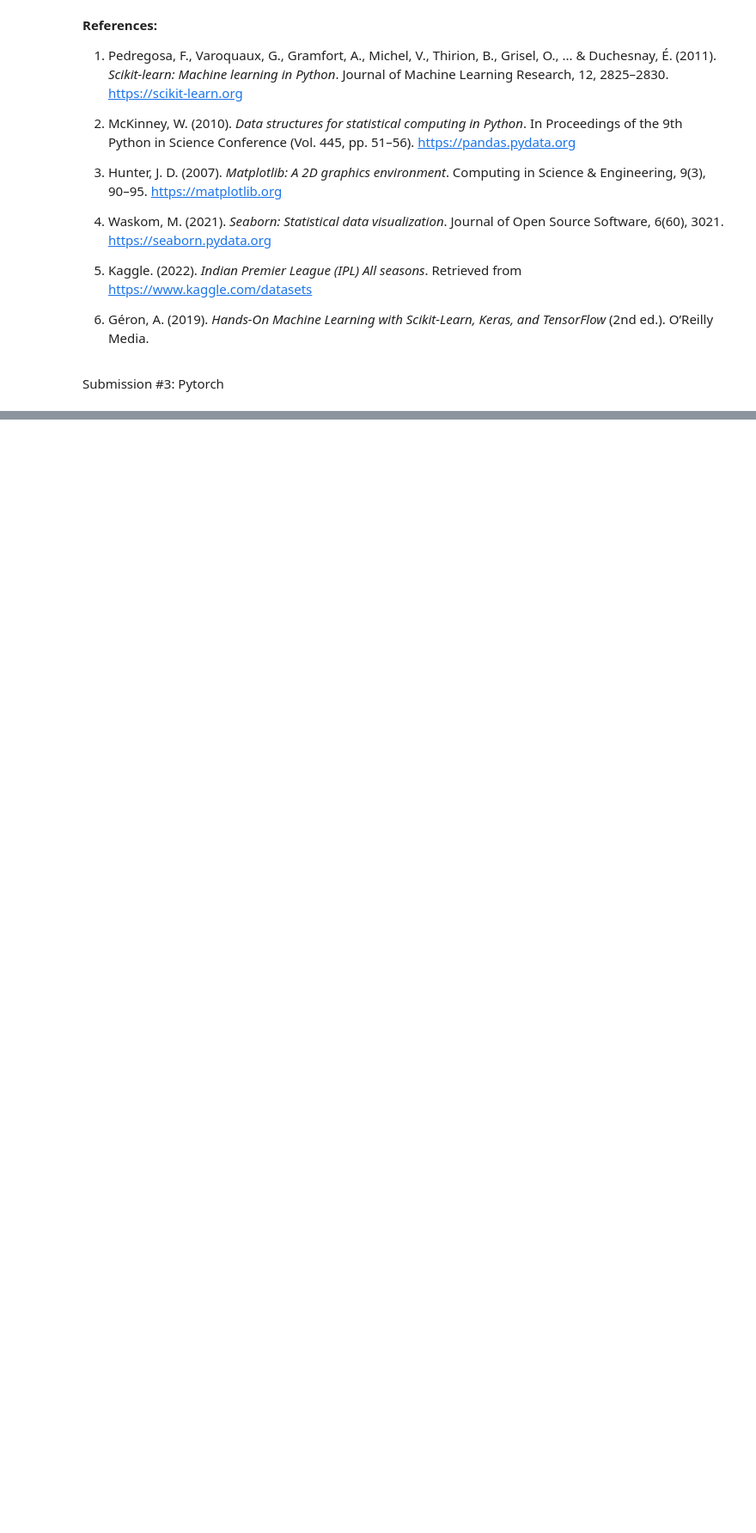
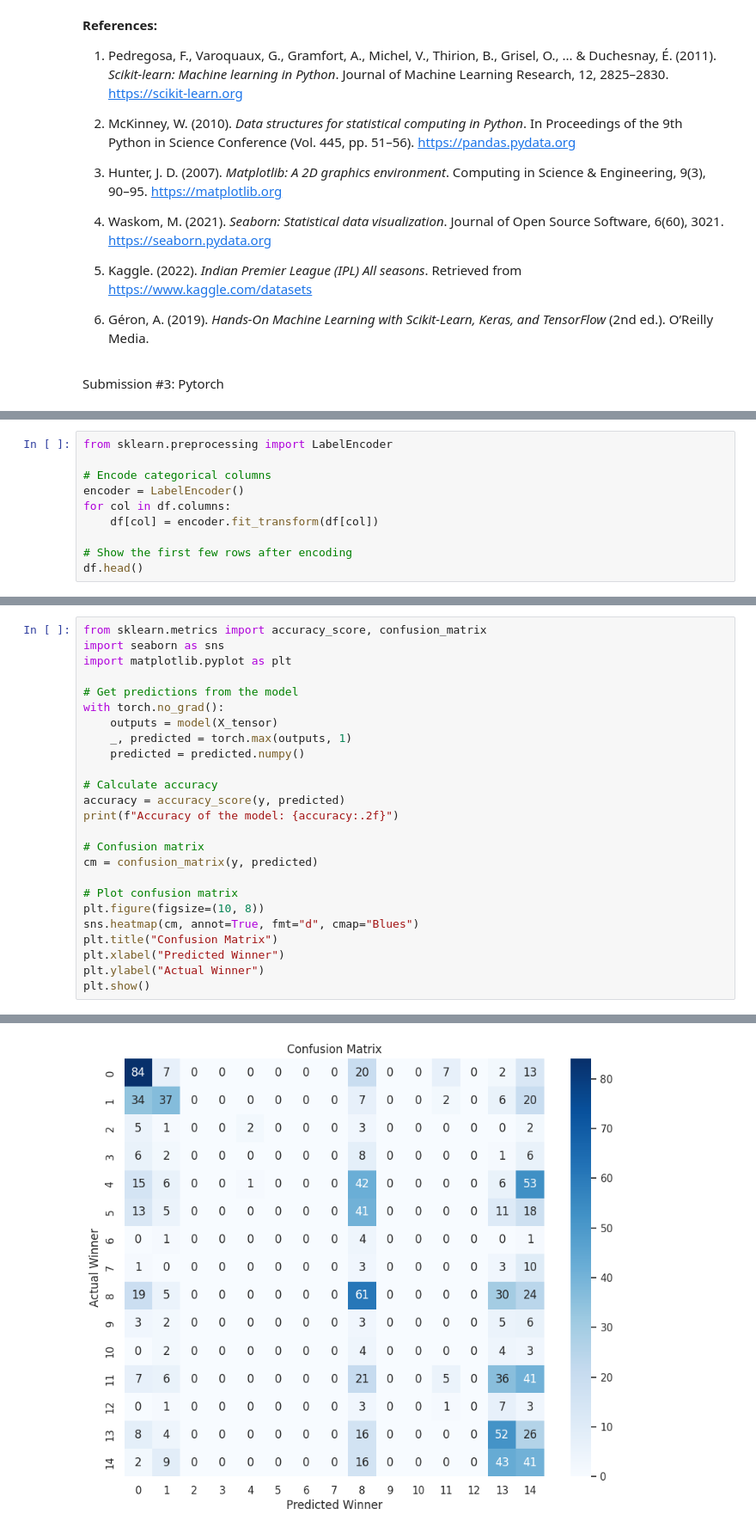
Before and after one commit to Ashwin9515/CS506-Team-Project-Team09, a Jupyter notebook: TP03 Submissions/CS506_TP03_Team09_Sara_Ashwin_Akarsh_Divakar.ipynb, the cells around one changed output, grey strips where cells are left out. Shown at 86% size. Drawn from its saved outputs; the diff is of its cells as text; blank space fills up the shorter version.

```diff
--- a/TP03 Submissions/CS506_TP03_Team09_Sara_Ashwin_Akarsh_Divakar.ipynb
+++ b/TP03 Submissions/CS506_TP03_Team09_Sara_Ashwin_Akarsh_Divakar.ipynb
@@ -805,0 +935,10 @@ Submission #3: Pytorch
+# %%
+from sklearn.preprocessing import LabelEncoder
+
+# Encode categorical columns
+encoder = LabelEncoder()
+for col in df.columns:
+    df[col] = encoder.fit_transform(df[col])
+
+# Show the first few rows after encoding
+df.head()
@@ -805,0 +1113,26 @@ Submission #3: Pytorch
+# %%
+from sklearn.metrics import accuracy_score, confusion_matrix
+import seaborn as sns
+import matplotlib.pyplot as plt
+
+# Get predictions from the model
+with torch.no_grad():
+    outputs = model(X_tensor)
+    _, predicted = torch.max(outputs, 1)
+    predicted = predicted.numpy()
+
+# Calculate accuracy
+accuracy = accuracy_score(y, predicted)
+print(f"Accuracy of the model: {accuracy:.2f}")
+
+# Confusion matrix
+cm = confusion_matrix(y, predicted)
+
+# Plot confusion matrix
+plt.figure(figsize=(10, 8))
+sns.heatmap(cm, annot=True, fmt="d", cmap="Blues")
+plt.title("Confusion Matrix")
+plt.xlabel("Predicted Winner")
+plt.ylabel("Actual Winner")
+plt.show()
+# %% [output]
@@ -805,0 +1140 @@ Submission #3: Pytorch
+[figure, added]
```
Also changed, not shown: parts of 22 cells of this notebook, 8 other files.
